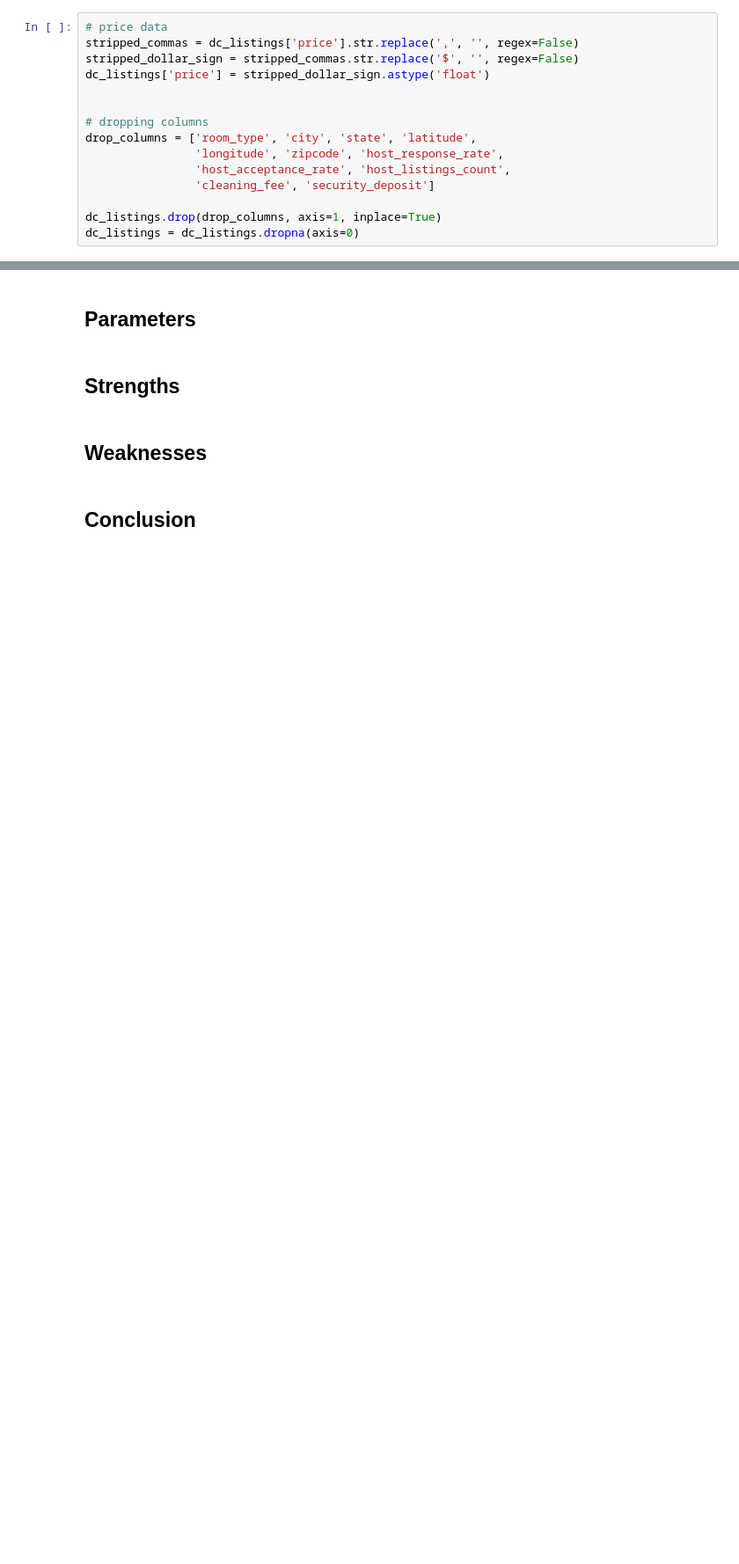
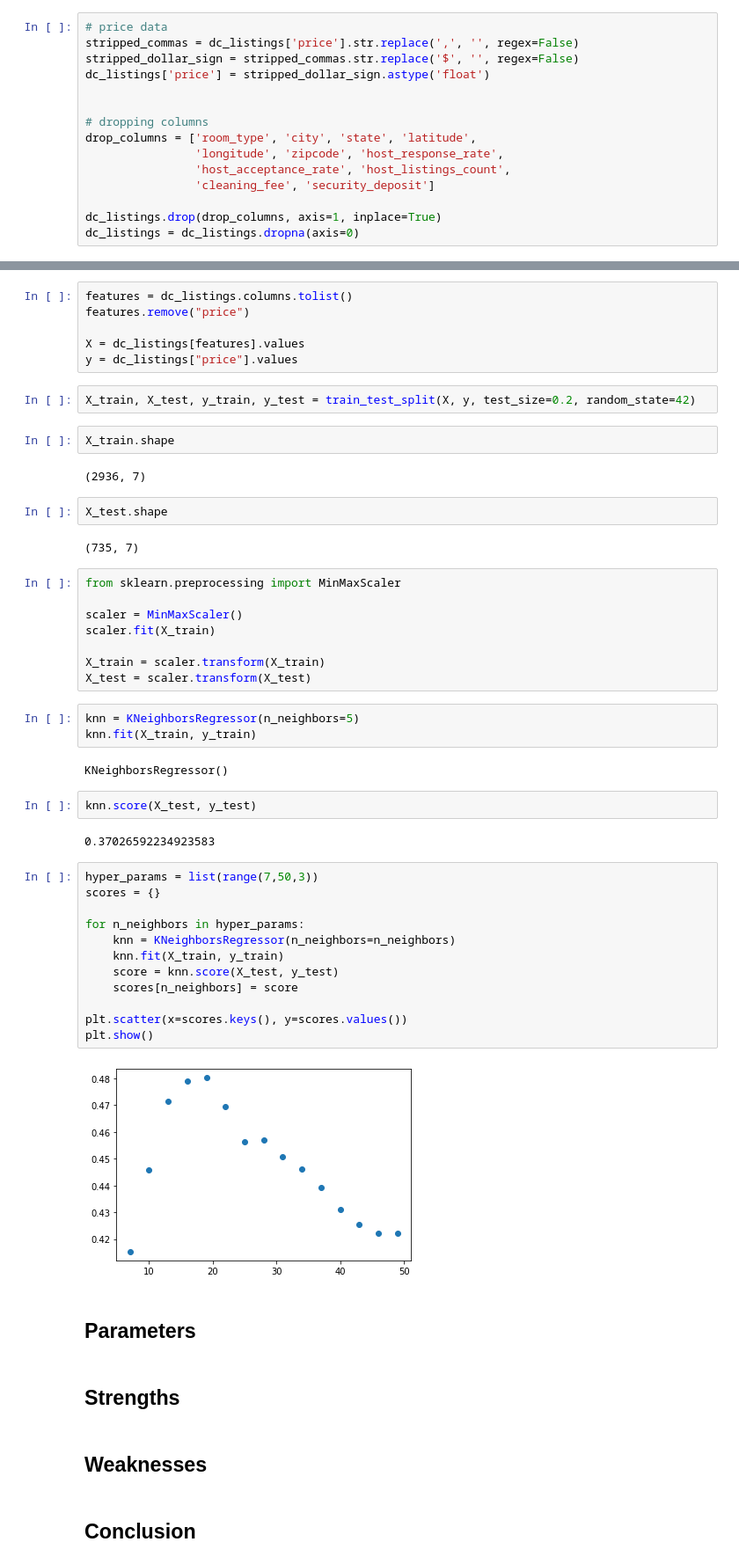
Before and after one commit to icta-tecaji/python-machine-learning-public, a Jupyter notebook: 02_Nadzorovano_ucenje/02_k-Nearest_Neighbors_CLEAN.ipynb, the cells around one changed output, grey strips where cells are left out. Shown: that part at 88% size. Saved outputs shown, nothing was run; the diff lists cells and outputs as text; blank space fills up the shorter version.

```diff
--- a/02_Nadzorovano_ucenje/02_k-Nearest_Neighbors_CLEAN.ipynb
+++ b/02_Nadzorovano_ucenje/02_k-Nearest_Neighbors_CLEAN.ipynb
@@ -136,3 +243,50 @@ dc_listings = dc_listings.dropna(axis=0)
+# %%
+features = dc_listings.columns.tolist()
+features.remove("price")
+
+X = dc_listings[features].values
+y = dc_listings["price"].values
+# %%
+X_train, X_test, y_train, y_test = train_test_split(X, y, test_size=0.2, random_state=42)
+# %%
+X_train.shape
+# %% [output]
+(2936, 7)
+# %%
+X_test.shape
+# %% [output]
+(735, 7)
+# %%
+from sklearn.preprocessing import MinMaxScaler
+
+scaler = MinMaxScaler()
+scaler.fit(X_train)
+
+X_train = scaler.transform(X_train)
+X_test = scaler.transform(X_test)
+# %%
+knn = KNeighborsRegressor(n_neighbors=5)
+knn.fit(X_train, y_train)
+# %% [output]
+KNeighborsRegressor()
+# %%
+knn.score(X_test, y_test)
+# %% [output]
+0.37026592234923583
+# %%
+hyper_params = list(range(7,50,3))
+scores = {}
+
+for n_neighbors in hyper_params:
+    knn = KNeighborsRegressor(n_neighbors=n_neighbors)
+    knn.fit(X_train, y_train)
+    score = knn.score(X_test, y_test)
+    scores[n_neighbors] = score
+
+plt.scatter(x=scores.keys(), y=scores.values())
+plt.show()
+# %% [output]
+[figure, added]
 # %% [markdown]
 ## Parameters
 # %% [markdown]
```
Also changed, not shown: parts of 21 cells of this notebook, 3 other files.
